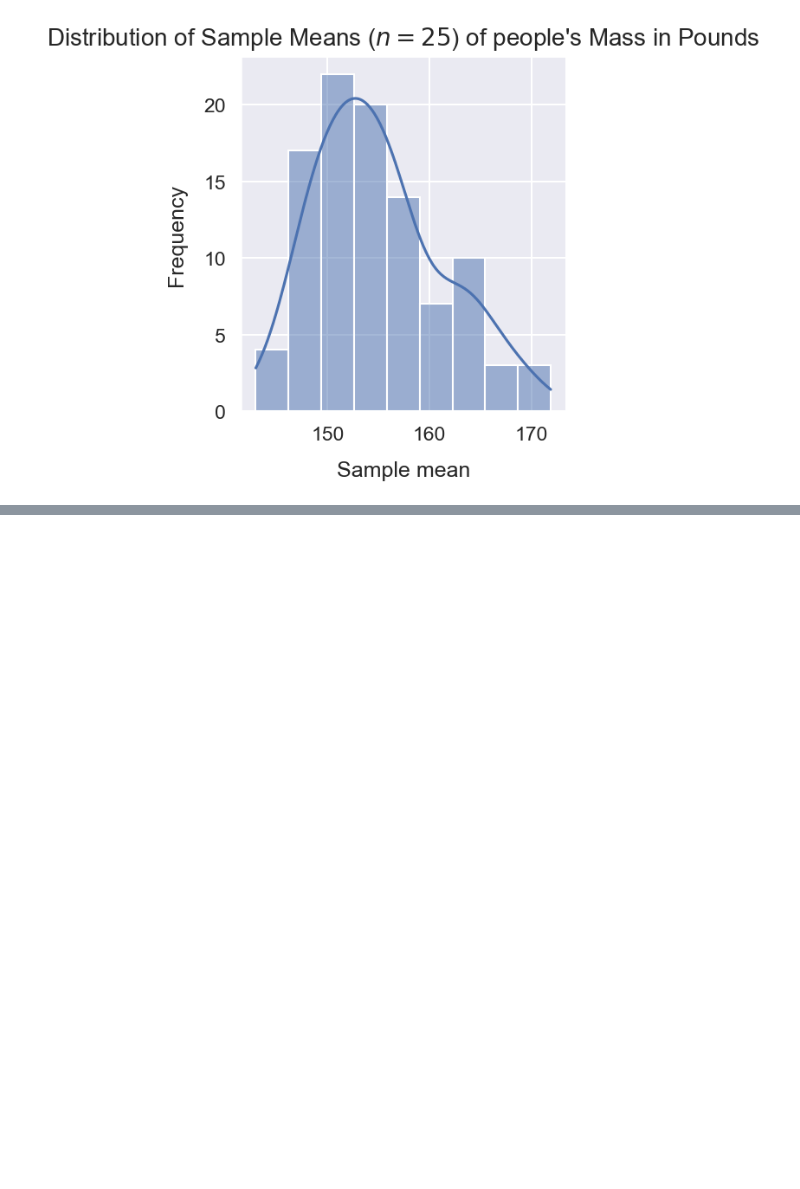
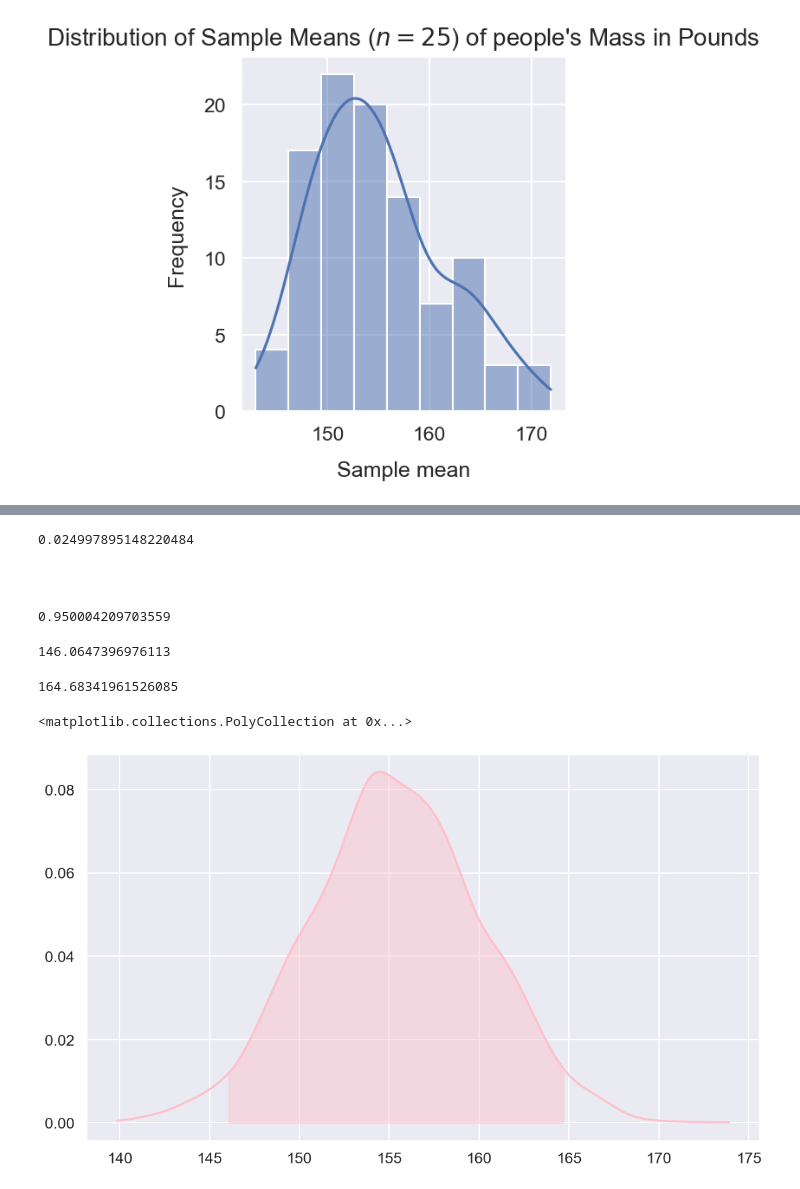
Before and after one commit to nuraln/the-data, a Jupyter notebook: pertemuan10_inferential-statistics.ipynb, the cells around one changed output, grey strips where cells are left out. Drawn from its saved outputs; the diff is of its cells as text; code cells hidden in the pictures; blank space fills up the shorter version.

```diff
--- a/pertemuan10_inferential-statistics.ipynb
+++ b/pertemuan10_inferential-statistics.ipynb
@@ -340,0 +361,3 @@ np.corrcoef(sample_means)
+# %%
+standard_error = population/np.sqrt(n)
+standard_error
@@ -340,0 +372,34 @@ np.corrcoef(sample_means)
+# %%
+# Menggunakan z score untuk menghitung ekor 0.025
+tail = 1-stats.norm.cdf(1.96)
+tail
+# %% [output]
+0.024997895148220484
+# %% [markdown]
+#
+# %%
+# The area under the curve between the z-critical scores is approx 0.95
+1-(tail*2)
+# %% [output]
+0.950004209703559
+# %%
+# area dimana 95 % sample berada dari mean populasi
+lower_95 = np.mean(sample_means) - 1.96*standard_error
+lower_95
+# %% [output]
+146.0647396976113
+# %%
+# area dimana 95 % sample berada dari mean populasi
+upper_95 = np.mean(sample_means) + 1.96*standard_error
+upper_95
+# %% [output]
+164.68341961526085
+# %%
+shade = np.linspace(lower_95, upper_95)
+kde = stats.gaussian_kde(sample_means)
+pos = np.linspace(np.min(sample_means), np.max(sample_means), 10000)
+plt.plot(pos, kde(pos), color='pink')
+plt.fill_between(shade, kde(shade), alpha=0.45, color='pink')
+# %% [output]
+<matplotlib.collections.PolyCollection at 0x...>
+[figure, added]
```
Also changed, not shown: parts of 93 cells of this notebook.
